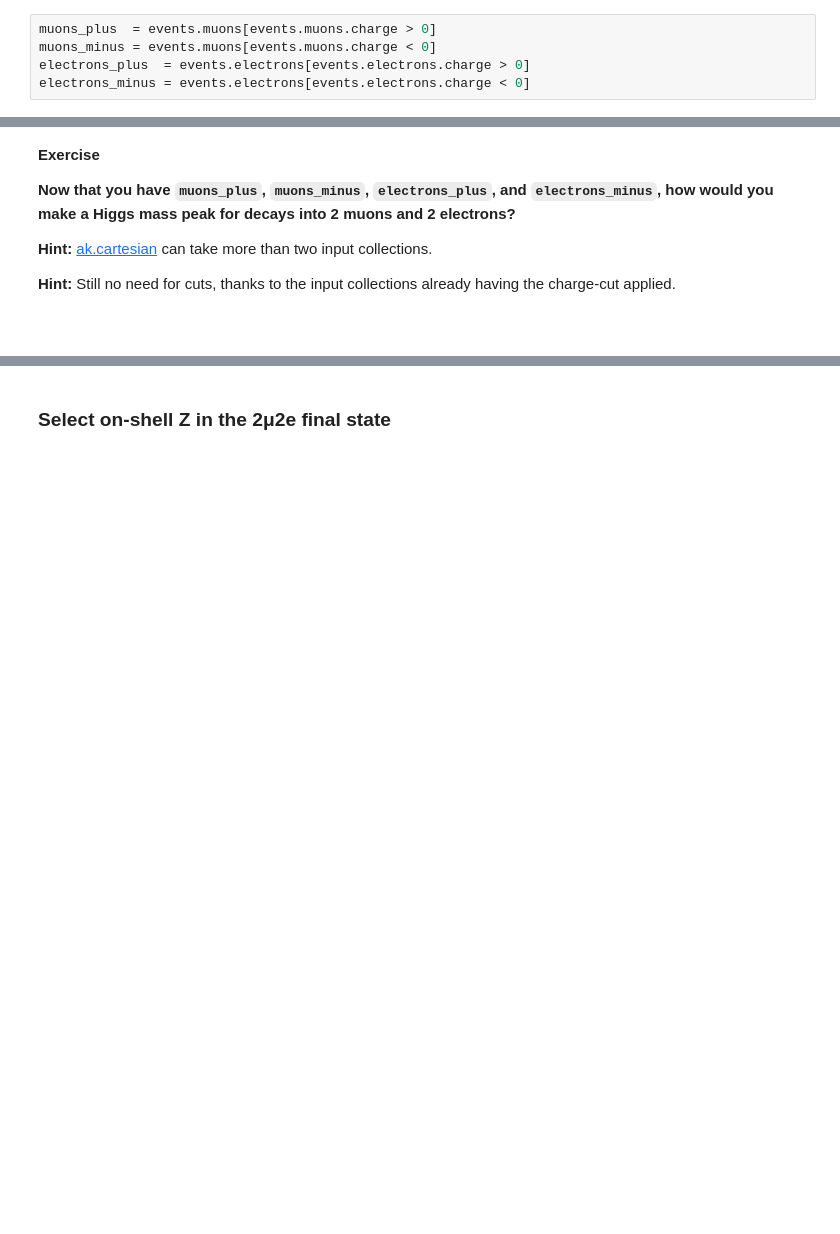
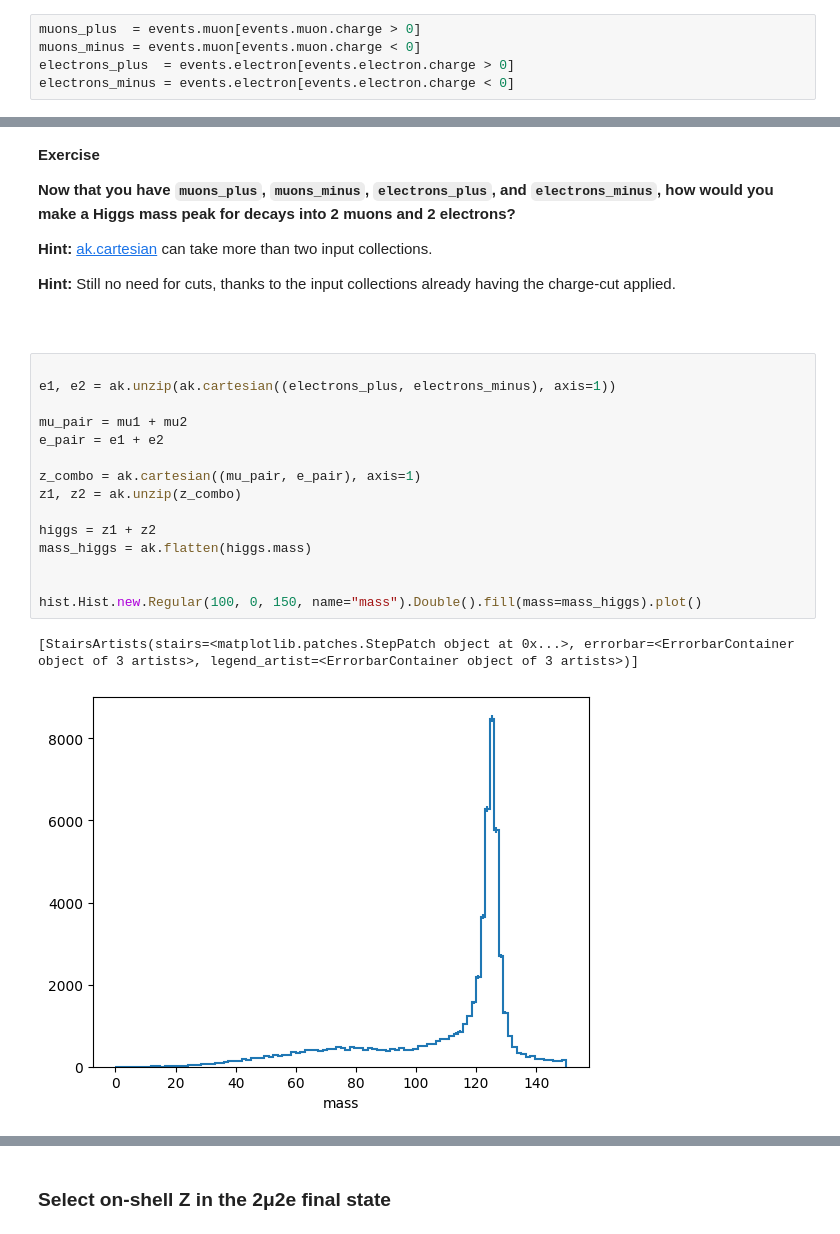
Before and after one commit to shia0/2025-Final-Assignment, a Jupyter notebook: exercises/3_py4HEP_ScikitHEP/py4hep-columnar.ipynb, the cells around one changed output, grey strips where cells are left out. Saved outputs shown, nothing was run; the diff lists cells and outputs as text; blank space fills up the shorter version.

````diff
--- a/exercises/3_py4HEP_ScikitHEP/py4hep-columnar.ipynb
+++ b/exercises/3_py4HEP_ScikitHEP/py4hep-columnar.ipynb
@@ -83,10 +142,10 @@ Should look like:
 # %% [markdown]
 Because of the way that particles are measured and reconstructed, different particle types (electron versus muon) are in different collections, but different charges are not. But physically, charge is a quantum number just like flavor (particle type), and it can be convenient to put different charges into different collections.
 # %%
-muons_plus  = events.muons[events.muons.charge > 0]
-muons_minus = events.muons[events.muons.charge < 0]
-electrons_plus  = events.electrons[events.electrons.charge > 0]
-electrons_minus = events.electrons[events.electrons.charge < 0]
+muons_plus  = events.muon[events.muon.charge > 0]
+muons_minus = events.muon[events.muon.charge < 0]
+electrons_plus  = events.electron[events.electron.charge > 0]
+electrons_minus = events.electron[events.electron.charge < 0]
 # %% [markdown]
 Now we can make opposite-sign Z peaks without applying a cut to the combinations. Also, the [ak.combinations](https://awkward-array.readthedocs.io/en/latest/_auto/ak.combinations.html) problem (picking $n$ items from a single collection) has become an [ak.cartesian](https://awkward-array.readthedocs.io/en/latest/_auto/ak.cartesian.html) problem (finding all pairs of items drawn from different collections).
 # %%
@@ -105,6 +167,24 @@ hist.Hist.new.Regular(100, 0, 150).Double().fill(ak.ravel((mu1 + mu2).mass)).plo
 
 **Hint:** Still no need for cuts, thanks to the input collections already having the charge-cut applied.
 ```
+# %%
+
+e1, e2 = ak.unzip(ak.cartesian((electrons_plus, electrons_minus), axis=1))
+
+mu_pair = mu1 + mu2
+e_pair = e1 + e2
+
+z_combo = ak.cartesian((mu_pair, e_pair), axis=1)
+z1, z2 = ak.unzip(z_combo)
+
+higgs = z1 + z2
+mass_higgs = ak.flatten(higgs.mass)
+
+
+hist.Hist.new.Regular(100, 0, 150, name="mass").Double().fill(mass=mass_higgs).plot()
+# %% [output]
+[StairsArtists(stairs=<matplotlib.patches.StepPatch object at 0x...>, errorbar=<ErrorbarContainer object of 3 artists>, legend_artist=<ErrorbarContainer object of 3 artists>)]
+[figure, added]
 # %% [markdown]
 Should look like:
 
````
Also changed, not shown: parts of 22 cells of this notebook.
